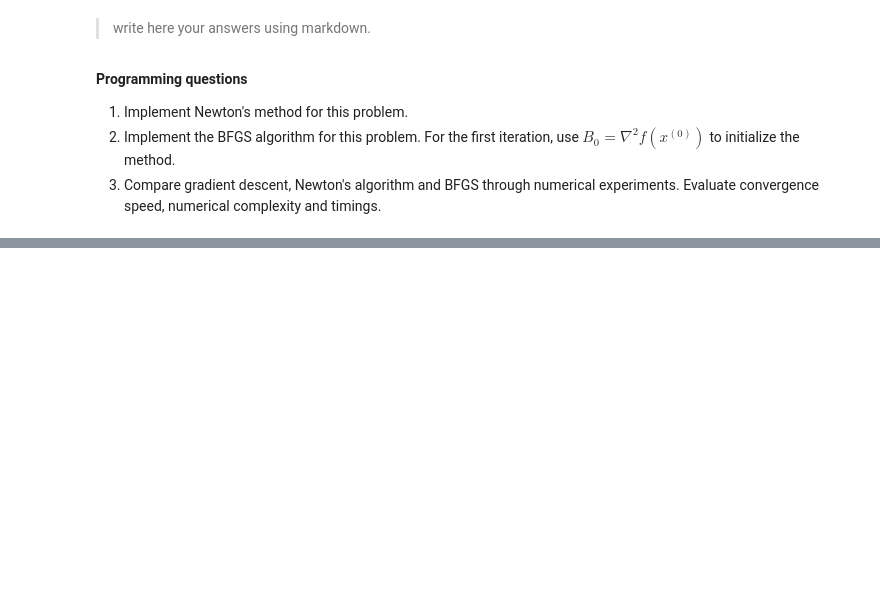
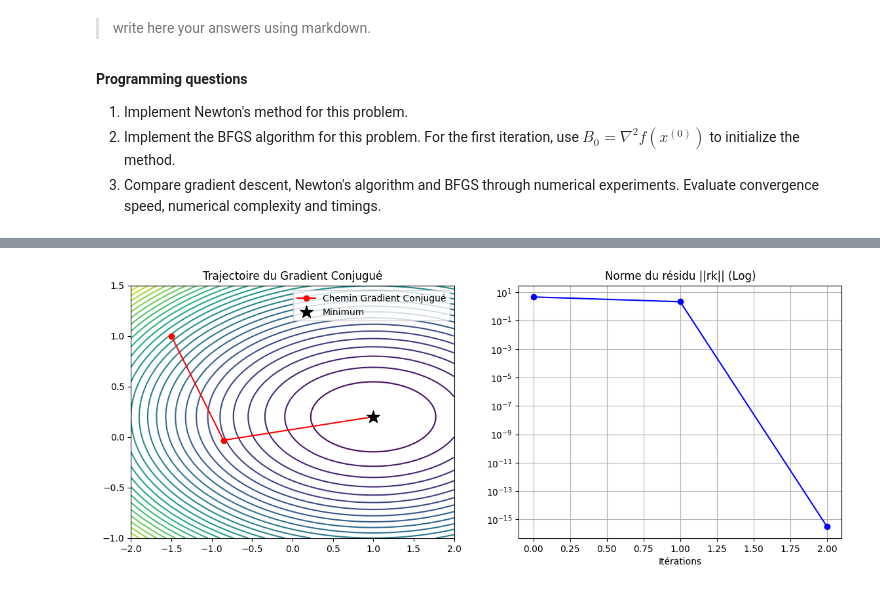
Before and after one commit to LangHug/Projet_oiseaux, a Jupyter notebook: labs/LW2.ipynb, the cells around one changed output, grey strips where cells are left out. Saved outputs shown, nothing was run; the diff lists cells and outputs as text; code cells hidden in the pictures; blank space fills up the shorter version.

```diff
--- a/labs/LW2.ipynb
+++ b/labs/LW2.ipynb
@@ -190,10 +208,0 @@ def f(x):
-# %%
-# Question 2
-X=np.linspace(-2,0.5,100)
-Y=np.linspace(-0.5,0.5,100)
-P=np.meshgrid(X,Y)
-Z=f(P)
-plt.pcolormesh(X,Y,Z)
-plt.contour(X,Y,Z)
-plt.contourf(X,Y,Z)
-plt.show()
@@ -326,0 +499,39 @@ print(BFGS([0,0]))
+# %%
+# --- PARAMÈTRES DU TEST ---
+eta = 5
+Q = np.array([[1.0, 0.0], [0.0, eta]])
+p = np.array([1.0, 1.0])
+x_start = np.array([-1.5, 1.0])
+
+# --- EXÉCUTION ---
+hist_cg, norms_cg = conjugate_gradient(Q, p, x_start)
+
+# --- FONCTION DE TRACÉ (SIMPLE ET CLAIRE) ---
+def plot_cg_results(Q, p, history, norms):
+    fig, (ax1, ax2) = plt.subplots(1, 2, figsize=(14, 5))
+
+    # 1. Trajectoire sur les contours
+    x_range = np.linspace(-2, 2, 100)
+    y_range = np.linspace(-1, 1.5, 100)
+    X, Y = np.meshgrid(x_range, y_range)
+    # Fonction f(x) = 0.5 * x.T * Q * x - p.T * x
+    Z = 0.5 * (Q[0,0]*X**2 + Q[1,1]*Y**2) - (p[0]*X + p[1]*Y)
+
+    ax1.contour(X, Y, Z, levels=30, cmap='viridis')
+    ax1.plot(history[:, 0], history[:, 1], 'ro-', label="Chemin Gradient Conjugué")
+    ax1.plot(1.0, 1.0/Q[1,1], 'k*', markersize=15, label="Minimum")
+    ax1.set_title("Trajectoire du Gradient Conjugué")
+    ax1.legend()
+
+    # 2. Convergence du résidu
+    ax2.semilogy(norms, 'b-o')
+    ax2.set_title("Norme du résidu ||rk|| (Log)")
+    ax2.set_xlabel("Itérations")
+    ax2.grid(True)
+
+    plt.show()
+
+# Affichage
+plot_cg_results(Q, p, hist_cg, norms_cg)
+# %% [output]
+[figure, added]
```
Also changed, not shown: parts of 20 cells of this notebook.
